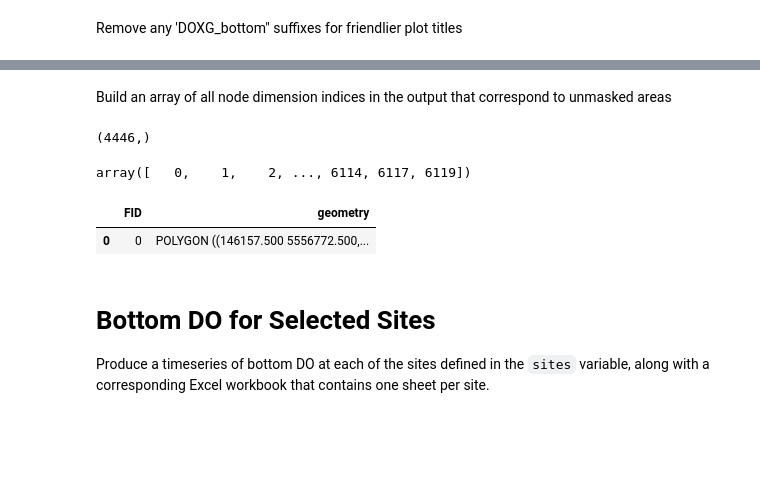
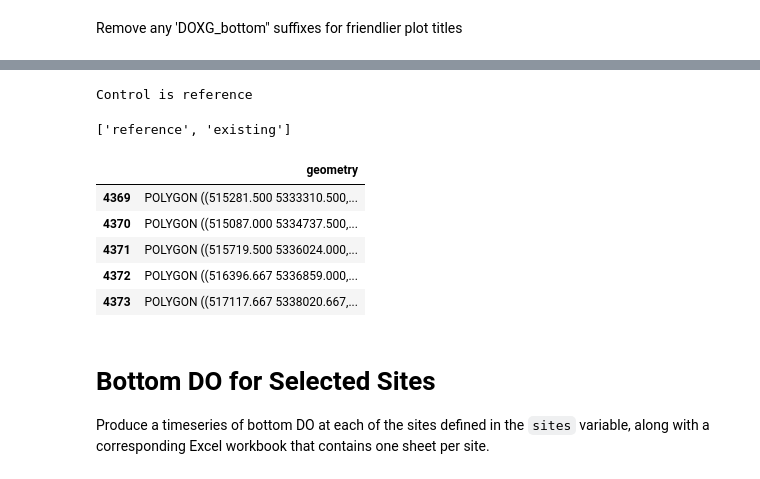
Before and after one commit to bedaro/ssm-analysis, a Jupyter notebook: Bottom DO.ipynb, the cells around one changed output, grey strips where cells are left out. Cells and saved outputs as stored; diff of their text form; code cells hidden in the pictures; blank space fills up the shorter version.

```diff
--- a/Bottom DO.ipynb
+++ b/Bottom DO.ipynb
@@ -139,20 +77,23 @@ Total nodes after masking:  4446
-# %% [markdown]
-Build an array of all node dimension indices in the output that correspond to unmasked areas
-# %%
-if need_to_mask:
-    unmasked_indexer = np.isin(do_data['node'][:], domain.index.to_numpy()).nonzero()[0]
-    print(unmasked_indexer.shape)
-else:
-    unmasked_indexer = slice(None)
-unmasked_indexer
-# %% [output]
-(4446,)
-array([   0,    1,    2, ..., 6114, 6117, 6119])
-# %%
-au.read_base_map(ssm_full_union_shp).head()
-# %% [output]
-|  | FID | geometry |
-| 0 | 0 | POLYGON ((146157.500 5556772.500,... |
+# %%
+do_variable_titles = [s.removesuffix('DOXG_bottom') for s in do_variables]
+control_title = control_variable.removesuffix('DOXG_bottom')
+print(f'Control is {control_title}')
+do_variable_titles
+# %% [output]
+Control is reference
+['reference', 'existing']
+# %%
+grid = FvcomGrid.from_mesh(grid_file)
+cv = ControlVolume(grid=grid, nodes=set(do_data['node'][:]), calc=True)
+domain = cv.tces
+domain.head()
+# %% [output]
+|  | geometry |
+| 4369 | POLYGON ((515281.500 5333310.500,... |
+| 4370 | POLYGON ((515087.000 5334737.500,... |
+| 4371 | POLYGON ((515719.500 5336024.000,... |
+| 4372 | POLYGON ((516396.667 5336859.000,... |
+| 4373 | POLYGON ((517117.667 5338020.667,... |
 # %% [markdown]
 # Bottom DO for Selected Sites
 
```
Also changed, not shown: parts of 12 cells of this notebook, 23 other files.
